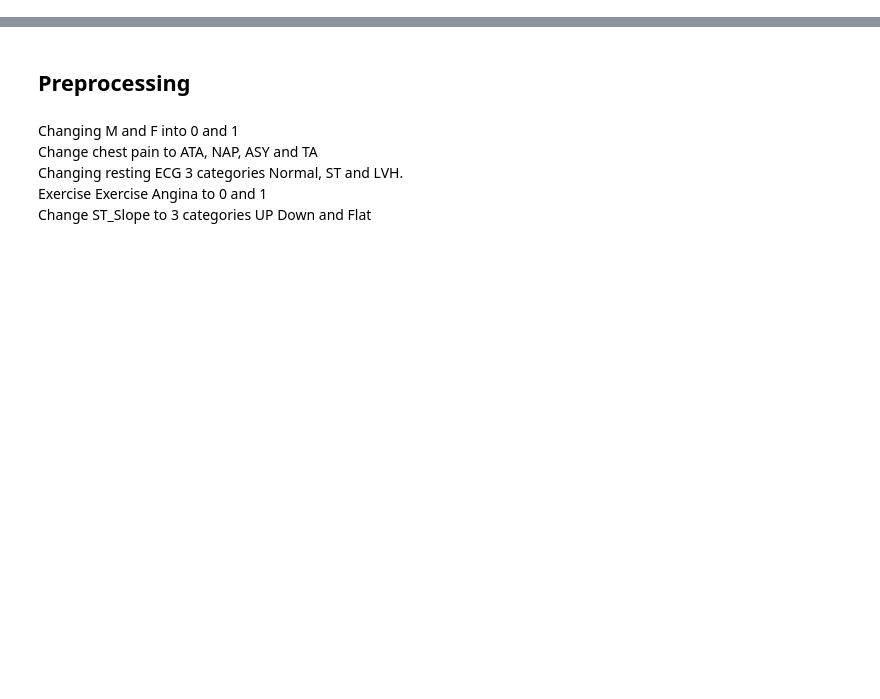
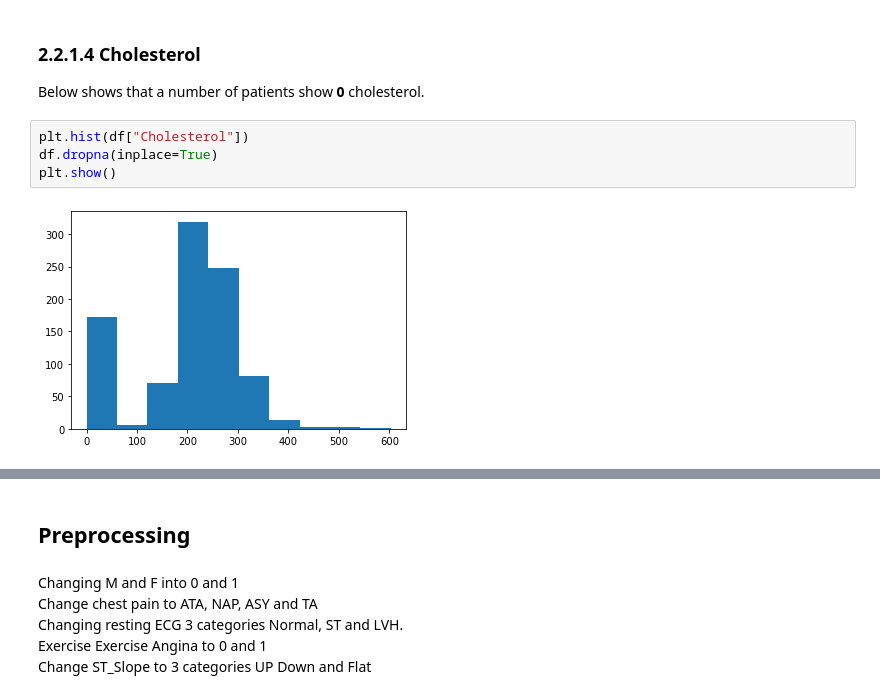
Before and after one commit to Finnian-HBLR/Health-Data-Project---Heart-Failure-Prediction, a Jupyter notebook: Heart Failure Prediction.ipynb, the cells around one changed output, grey strips where cells are left out. Saved outputs shown, nothing was run; the diff lists cells and outputs as text; blank space fills up the shorter version.

```diff
--- a/Heart Failure Prediction.ipynb
+++ b/Heart Failure Prediction.ipynb
@@ -53,0 +128,9 @@ Check for NaNs and stuff.
+# %% [markdown]
+### 2.2.1.4 Cholesterol
+Below shows that a number of patients show **0** cholesterol.
+# %%
+plt.hist(df["Cholesterol"])
+df.dropna(inplace=True)
+plt.show()
+# %% [output]
+[figure, added]
```
Also changed, not shown: parts of 22 cells of this notebook.
